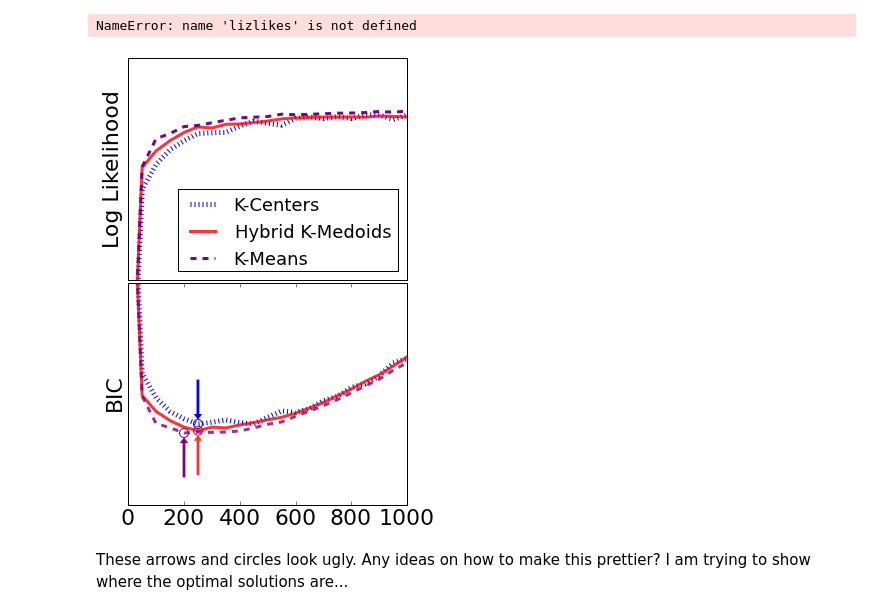
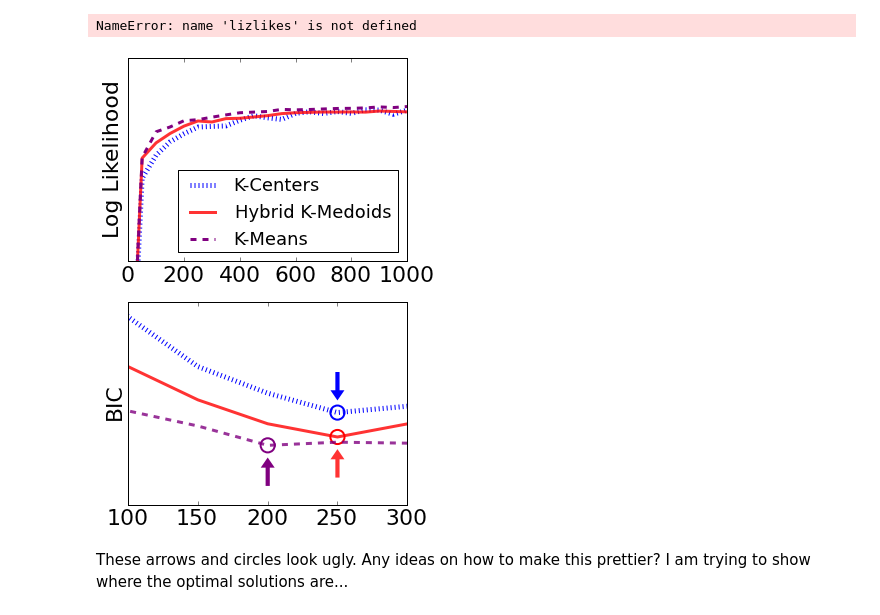
Before and after one commit to rmcgibbo/opt-k, a Jupyter notebook: muller/likelihoods.ipynb, the cells around one changed output. Cells and saved outputs as stored; diff of their text form; code cells hidden in the pictures.

```diff
--- a/muller/likelihoods.ipynb
+++ b/muller/likelihoods.ipynb
@@ -151,48 +151,48 @@ kmed = np.load('data/Hybrid10.npy')
 kmean = np.load('data/KMeans.npy')
 figure(figsize=(5,8))
 subplot(211)
 plot(ks, kcent, color='blue', lw=5, ls=':', label='K-Centers')
 plot(ks, kmed, color='red', lw=3, alpha=0.8, label='Hybrid K-Medoids')
 plot(ks, kmean, color='purple', ls='--', lw=3, label='K-Means')
 bic_kcent = -2 * kcent + np.log(1E7) * ks**2
 bic_kmed = -2 * kmed + np.log(1E7) * ks**2
 bic_kmean = -2 * kmean + np.log(1E7) * ks**2
 ylim(2E7, 4E7)
 legend(loc=4, prop={'size' : 18})
 yticks([])
 ylabel('Log Likelihood')
-xticks([])
+#xticks([])
 subplot(212)
 plot(ks, bic_kcent, color='blue', ls=':', lw=5, alpha=1, markeredgecolor='blue')#, label='K-Centers')
 plot(ks, bic_kmed, color='red', lw=3, alpha=0.8, markeredgecolor='red')#, label='Hybrid K-Medoids')
 plot(ks, bic_kmean, color='purple', ls='--', lw=3, alpha=0.8, markeredgecolor='purple')
 ylim(-8E7, -4E7)
 yticks([])
 ylabel('BIC')
-hw = 30
-hl = 1E6
-w=10
-a_len = 0.8E7
+hw = 10
+hl = 0.5E6
+w=3
+a_len = 0.2E7
 #vlines(ks[np.argmin(bic_kcent)], -8E7, -4E7, color='blue', linestyle='dashed')
 #vlines(ks[np.argmin(bic_kmed)], -8E7, -4E7, color='red', linestyle='dashed')
 #vlines(ks[np.argmin(bic_kmean)], -8E7, -4E7, color='purple', linestyle='dashed')
-arrow(ks[np.argmin(bic_kcent)], np.min(bic_kcent) + a_len, 0, - 0.9*a_len,
+arrow(ks[np.argmin(bic_kcent)], np.min(bic_kcent) + a_len, 0, - 0.7*a_len,
     color='blue', length_includes_head=True, head_width=hw, head_length=hl, width=w, ec='none', ls='dotted')
-arrow(ks[np.argmin(bic_kmed)], np.min(bic_kmed) - a_len, 0, 0.9*a_len,
+arrow(ks[np.argmin(bic_kmed)], np.min(bic_kmed) - a_len, 0, 0.7*a_len,
     color='red', length_includes_head=True, head_width=hw, head_length=hl, width=w, ec='none', alpha=0.8)
-a3=arrow(ks[np.argmin(bic_kmean)], np.min(bic_kmean) - a_len, 0, 0.9*a_len,
+a3=arrow(ks[np.argmin(bic_kmean)], np.min(bic_kmean) - a_len, 0, 0.7*a_len,
     color='purple', length_includes_head=True, head_width=hw, head_length=hl, width=w, ec='none', ls='dashed' )
 legend(prop={'size' : 18})
-subplots_adjust(hspace=0.01)
+#subplots_adjust(hspace=0.01)
 #arrow(100, 1E8, 100, 100, color='black', label='Optimal Model')
-scatter([ks[np.argmin(bic_kcent)]], [bic_kcent.min()], marker='o', edgecolor='blue', color='none', s=80)
-scatter([ks[np.argmin(bic_kmed)]], [bic_kmed.min()], marker='o', edgecolor='red', color='none', s=80)
-scatter([ks[np.argmin(bic_kmean)]], [bic_kmean.min()], marker='o', edgecolor='purple', color='none', s=80)
-l=legend(
-xlim(0,1000)
-ylim(-8E7, -4E7)
+scatter([ks[np.argmin(bic_kcent)]], [bic_kcent.min()], marker='o', linewidths=2, edgecolor='blue', color='none', s=200)
+scatter([ks[np.argmin(bic_kmed)]], [bic_kmed.min()], marker='o', linewidths=2, edgecolor='red', color='none', s=200)
+scatter([ks[np.argmin(bic_kmean)]], [bic_kmean.min()], marker='o', linewidths=2, edgecolor='purple', color='none', s=200)
+
+xlim(100,300)
+ylim(-7E7, -6E7)
 savefig('cluster_comp.pdf')
 # %% [output]
-[figure, old version]
+[figure, new version]
 # %% [markdown]
 These arrows and circles look ugly. Any ideas on how to make this prettier? I am trying to show where the optimal solutions are...
```
Also changed, not shown: parts of 1 cell of this notebook, 2 other files.
